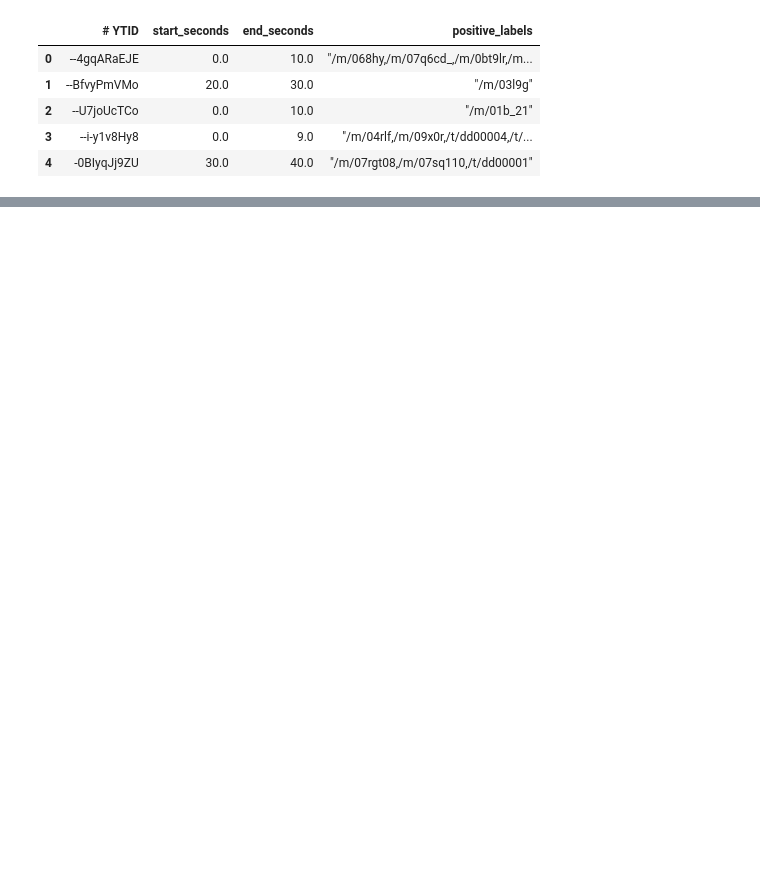
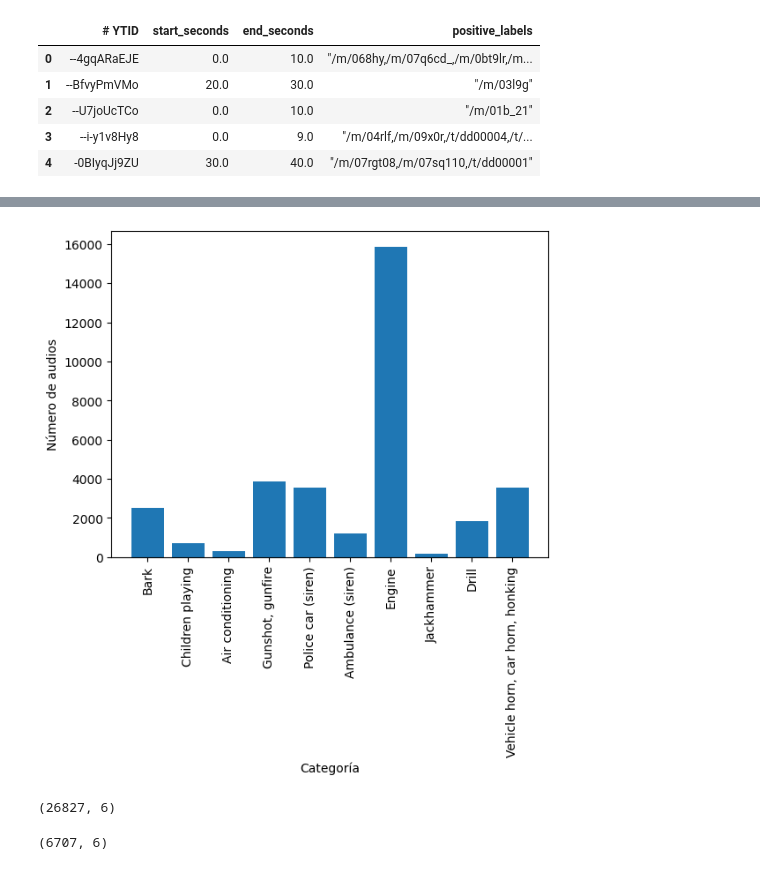
Before and after one commit to Qweryedu/Aprendizaje-Profundo, a Jupyter notebook: Proyecto/Exploracion.ipynb, the cells around one changed output, grey strips where cells are left out. Drawn from its saved outputs; the diff is of its cells as text; code cells hidden in the pictures; blank space fills up the shorter version.

Commit message:
Se incluye unbalanced y la descarga de los datos

```diff
--- a/Proyecto/Exploracion.ipynb
+++ b/Proyecto/Exploracion.ipynb
@@ -256,6 +247,8 @@ def download_audio(video_id, start, end, ouput_dir):
 df_train = pd.read_csv('./Data/balanced_train_segments.csv', delimiter=', ', header=2)
 # %%
 df_val = pd.read_csv('./Data/eval_segments.csv', delimiter=', ', header=2)
+# %%
+df_train_unbalanced = pd.read_csv('./Data/unbalanced_train_segments.csv', delimiter=', ', header=2)
 # %%
 df_train.head()
 # %% [output]
@@ -276,6 +278,8 @@ df_val.head()
 | 4 | -0BIyqJj9ZU | 30.0 | 40.0 | "/m/07rgt08,/m/07sq110,/t/dd00001" |
 # %%
 df_train['valid'] = df_train['positive_labels'].apply(lambda x: any(code in x for code in codes) if x else False)
+# %%
+df_train_unbalanced['valid'] = df_train_unbalanced['positive_labels'].apply(lambda x: any(code in x for code in codes) if x else False)
 # %%
 df_val['valid'] = df_val['positive_labels'].apply(lambda x: any(code in x for code in codes) if x else False)
 # %%
@@ -326,0 +300,2 @@ codes
+# %%
+df = df_train_unbalanced[df_train_unbalanced.valid].copy()
@@ -326,0 +337,2 @@ codes
+# %%
+df['indx'] = df['positive_labels'].apply(lambda x: next((code_to_indx.get(code) for code in codes if code in x), None) if pd.notnull(x) else None)
@@ -326,0 +357,9 @@ codes
+# %%
+idx, cuentas = np.unique(df.indx, return_counts=True)
+plt.bar(x=[indx_to_lable[indx] for indx in idx], height=cuentas)
+plt.xticks(rotation=90)
+plt.xlabel('Categoría')
+plt.ylabel('Número de audios')
+plt.show()
+# %% [output]
+[figure, added]
@@ -326,0 +370,8 @@ codes
+# %%
+df_train.shape
+# %% [output]
+(26827, 6)
+# %%
+df_val.shape
+# %% [output]
+(6707, 6)
```
Also changed, not shown: parts of 35 cells of this notebook, 1 other file.
